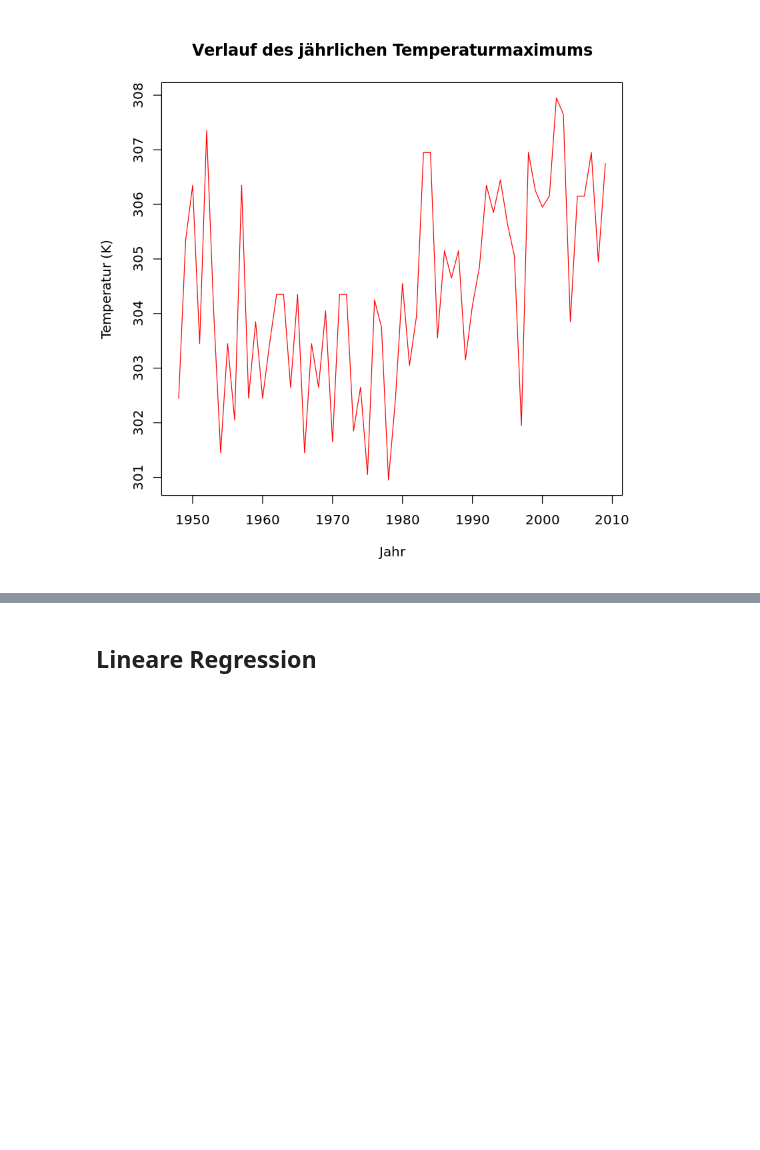
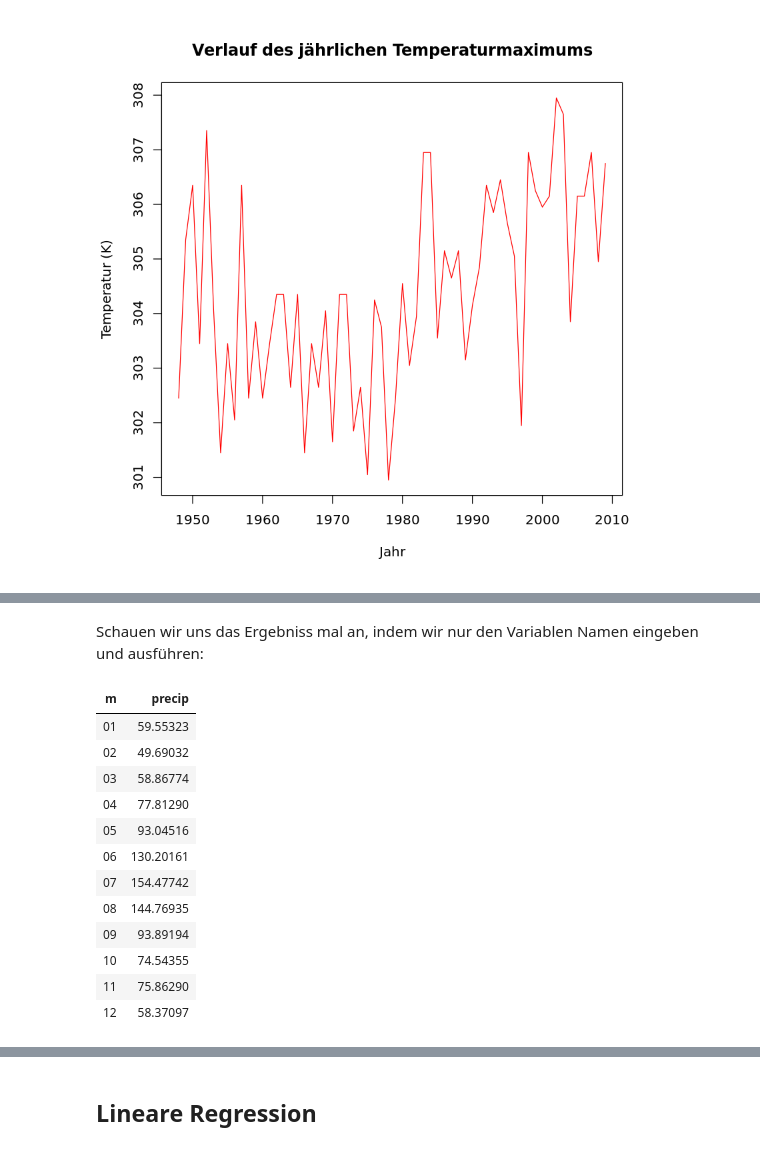
Before and after one commit to mwarscher/R-VU, a Jupyter notebook: R Introduction_v3.ipynb, the cells around one changed output, grey strips where cells are left out. Drawn from its saved outputs; the diff is of its cells as text; code cells hidden in the pictures; blank space fills up the shorter version.

```diff
--- a/R Introduction_v3.ipynb
+++ b/R Introduction_v3.ipynb
@@ -471,0 +486,18 @@ title(ylab="Temperatur (K)")
+# %% [markdown]
+Schauen wir uns das Ergebniss mal an, indem wir nur den Variablen Namen eingeben und ausführen:
+# %%
+precip_twelvemonths
+# %% [output]
+| m | precip |
+| 01 | 59.55323 |
+| 02 | 49.69032 |
+| 03 | 58.86774 |
+| 04 | 77.81290 |
+| 05 | 93.04516 |
+| 06 | 130.20161 |
+| 07 | 154.47742 |
+| 08 | 144.76935 |
+| 09 | 93.89194 |
+| 10 | 74.54355 |
+| 11 | 75.86290 |
+| 12 | 58.37097 |
```
Also changed, not shown: parts of 15 cells of this notebook, 4 other files.
